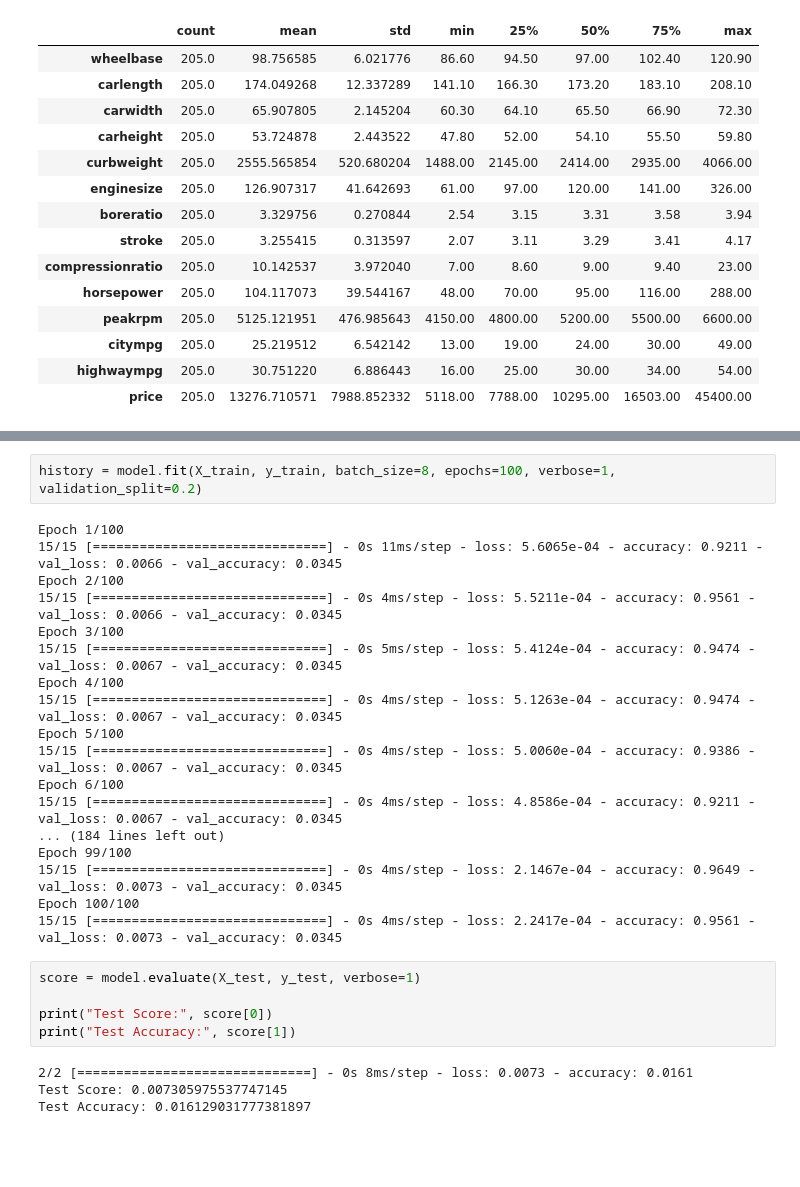
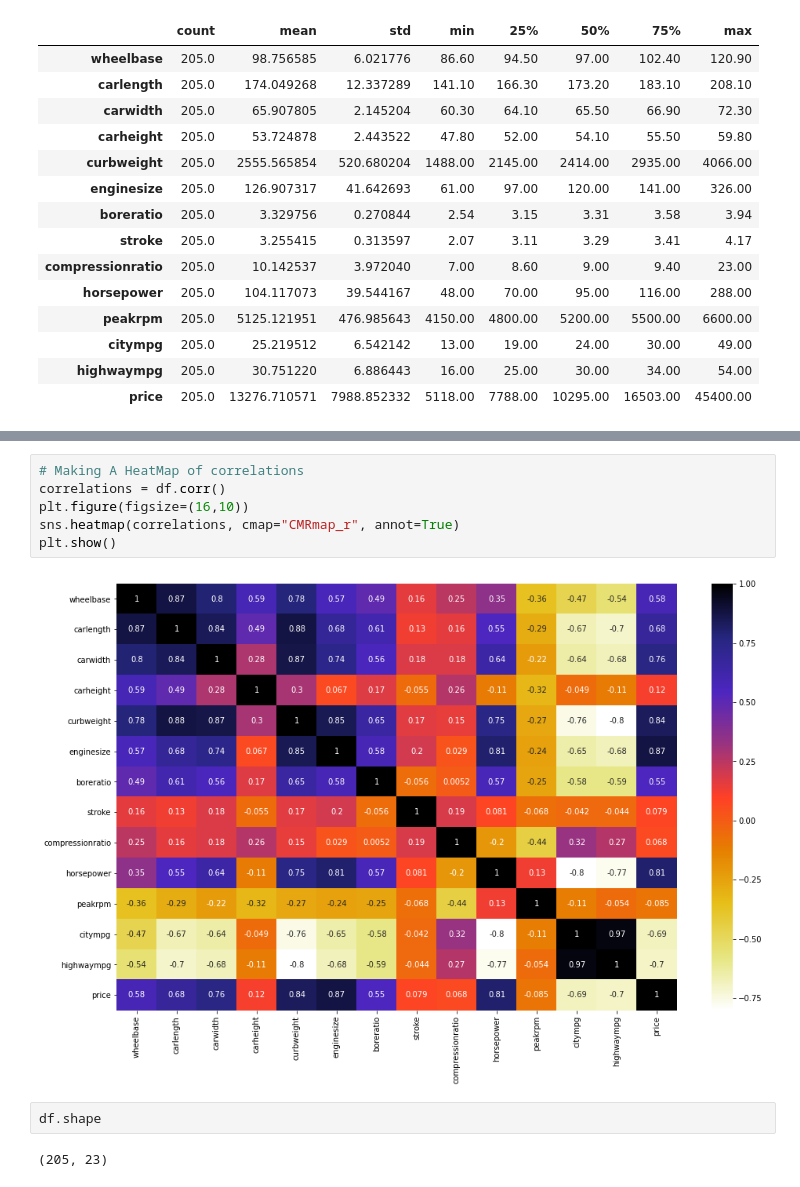
Before and after one commit to SyedHuzaifa007/PIAIC-Deep-Learning-Assignment, a Jupyter notebook: Car_Price_Prediction_assignment.ipynb, the cells around one changed output, grey strips where cells are left out. Drawn from its saved outputs; the diff is of its cells as text; blank space fills up the shorter version.

```diff
--- a/Car_Price_Prediction_assignment.ipynb
+++ b/Car_Price_Prediction_assignment.ipynb
@@ -209,29 +124,12 @@ _________________________________________________________________
-# %%
-history = model.fit(X_train, y_train, batch_size=8, epochs=100, verbose=1, validation_split=0.2)
-# %% [output]
-Epoch 1/100
-15/15 [==============================] - 0s 11ms/step - loss: 5.6065e-04 - accuracy: 0.9211 - val_loss: 0.0066 - val_accuracy: 0.0345
-Epoch 2/100
-15/15 [==============================] - 0s 4ms/step - loss: 5.5211e-04 - accuracy: 0.9561 - val_loss: 0.0066 - val_accuracy: 0.0345
-Epoch 3/100
-15/15 [==============================] - 0s 5ms/step - loss: 5.4124e-04 - accuracy: 0.9474 - val_loss: 0.0067 - val_accuracy: 0.0345
-Epoch 4/100
-15/15 [==============================] - 0s 4ms/step - loss: 5.1263e-04 - accuracy: 0.9474 - val_loss: 0.0067 - val_accuracy: 0.0345
-Epoch 5/100
-15/15 [==============================] - 0s 4ms/step - loss: 5.0060e-04 - accuracy: 0.9386 - val_loss: 0.0067 - val_accuracy: 0.0345
-Epoch 6/100
-15/15 [==============================] - 0s 4ms/step - loss: 4.8586e-04 - accuracy: 0.9211 - val_loss: 0.0067 - val_accuracy: 0.0345
-... (184 lines left out)
-Epoch 99/100
-15/15 [==============================] - 0s 4ms/step - loss: 2.1467e-04 - accuracy: 0.9649 - val_loss: 0.0073 - val_accuracy: 0.0345
-Epoch 100/100
-15/15 [==============================] - 0s 4ms/step - loss: 2.2417e-04 - accuracy: 0.9561 - val_loss: 0.0073 - val_accuracy: 0.0345
-# %%
-score = model.evaluate(X_test, y_test, verbose=1)
-
-print("Test Score:", score[0])
-print("Test Accuracy:", score[1])
-# %% [output]
-2/2 [==============================] - 0s 8ms/step - loss: 0.0073 - accuracy: 0.0161
-Test Score: 0.007305975537747145
-Test Accuracy: 0.016129031777381897
+# %%
+# Making A HeatMap of correlations
+correlations = df.corr()
+plt.figure(figsize=(16,10))
+sns.heatmap(correlations, cmap="CMRmap_r", annot=True)
+plt.show()
+# %% [output]
+[figure, added]
+# %%
+df.shape
+# %% [output]
+(205, 23)
```
Also changed, not shown: parts of 15 cells of this notebook.
